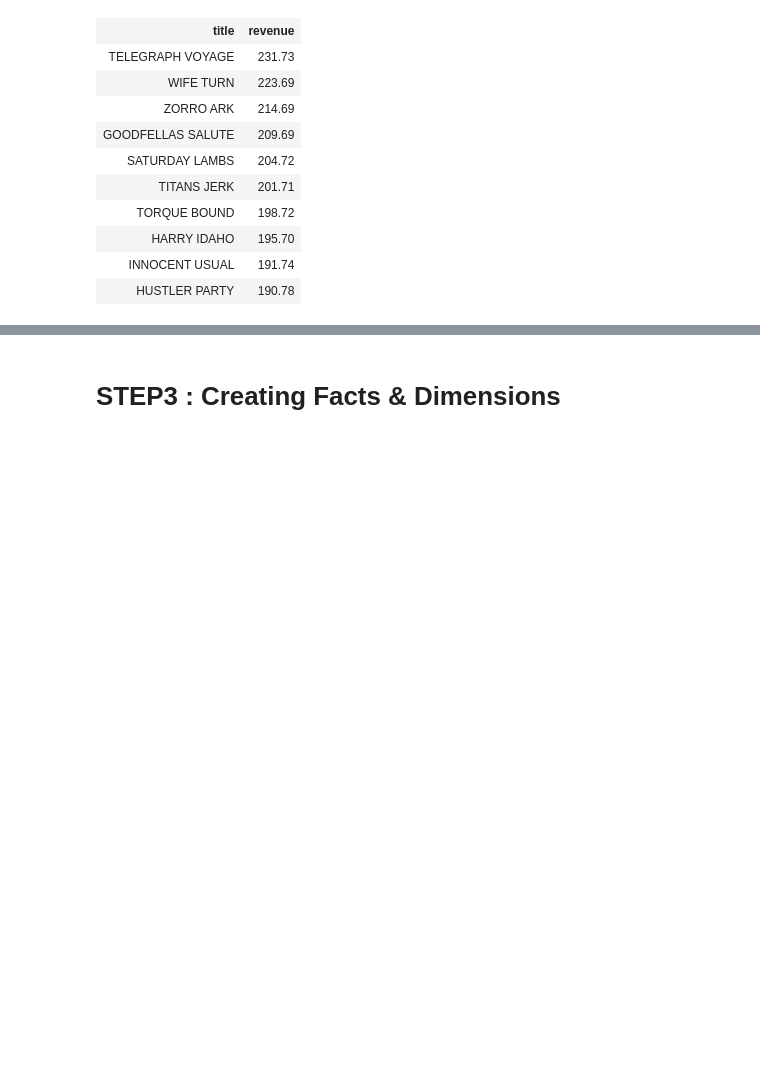
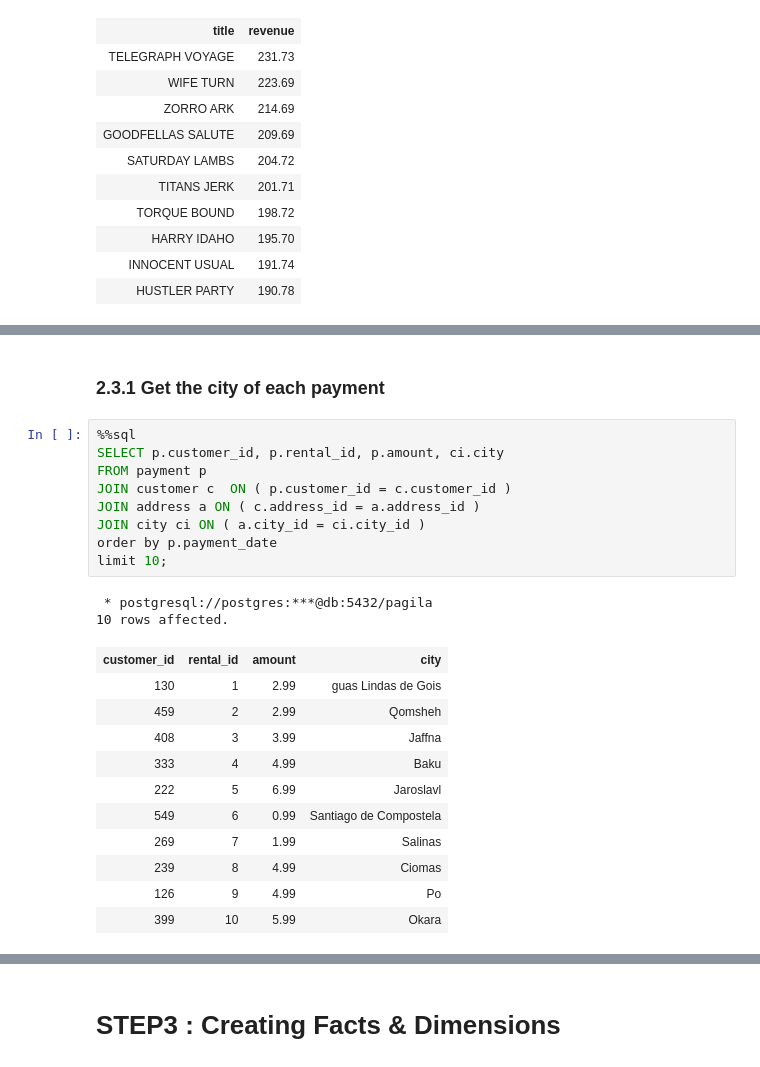
Before and after one commit to novelari/hello_dwh, a Jupyter notebook: scripts/Demo01-3NF_Schema_Exploration.ipynb, the cells around one changed output, grey strips where cells are left out. Saved outputs shown, nothing was run; the diff lists cells and outputs as text; blank space fills up the shorter version.

```diff
--- a/scripts/Demo01-3NF_Schema_Exploration.ipynb
+++ b/scripts/Demo01-3NF_Schema_Exploration.ipynb
@@ -219 +228,26 @@ limit 10;
+# %% [markdown]
+### 2.3.1 Get the city of each payment
+# %%
+%%sql
+SELECT p.customer_id, p.rental_id, p.amount, ci.city
+FROM payment p
+JOIN customer c  ON ( p.customer_id = c.customer_id )
+JOIN address a ON ( c.address_id = a.address_id )
+JOIN city ci ON ( a.city_id = ci.city_id )
+order by p.payment_date
+limit 10;
+# %% [output]
+ * postgresql://postgres:***@db:5432/pagila
+10 rows affected.
+| customer_id | rental_id | amount | city |
+| 130 | 1 | 2.99 | guas Lindas de Gois |
+| 459 | 2 | 2.99 | Qomsheh |
+| 408 | 3 | 3.99 | Jaffna |
+| 333 | 4 | 4.99 | Baku |
+| 222 | 5 | 6.99 | Jaroslavl |
+| 549 | 6 | 0.99 | Santiago de Compostela |
+| 269 | 7 | 1.99 | Salinas |
+| 239 | 8 | 4.99 | Ciomas |
+| 126 | 9 | 4.99 | Po |
+| 399 | 10 | 5.99 | Okara |
 # %% [markdown]
```
Also changed, not shown: parts of 18 cells of this notebook, 1 other file.
